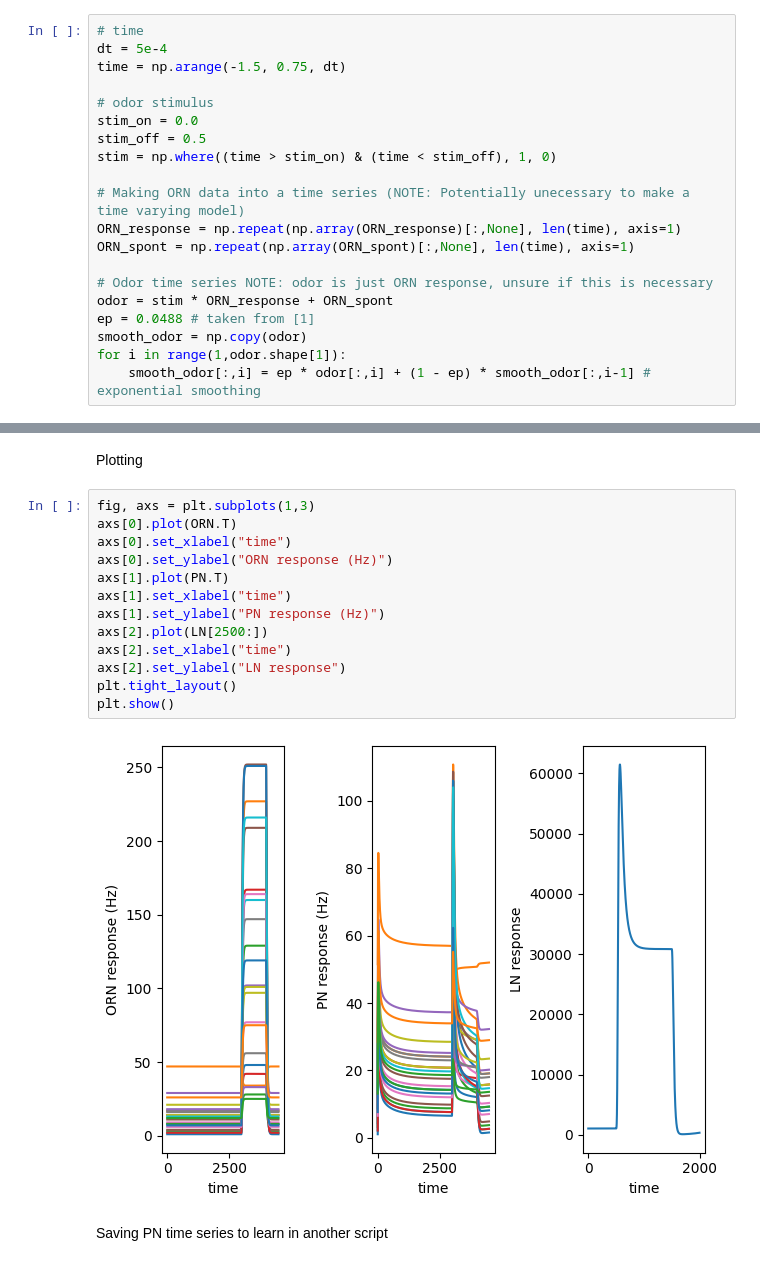
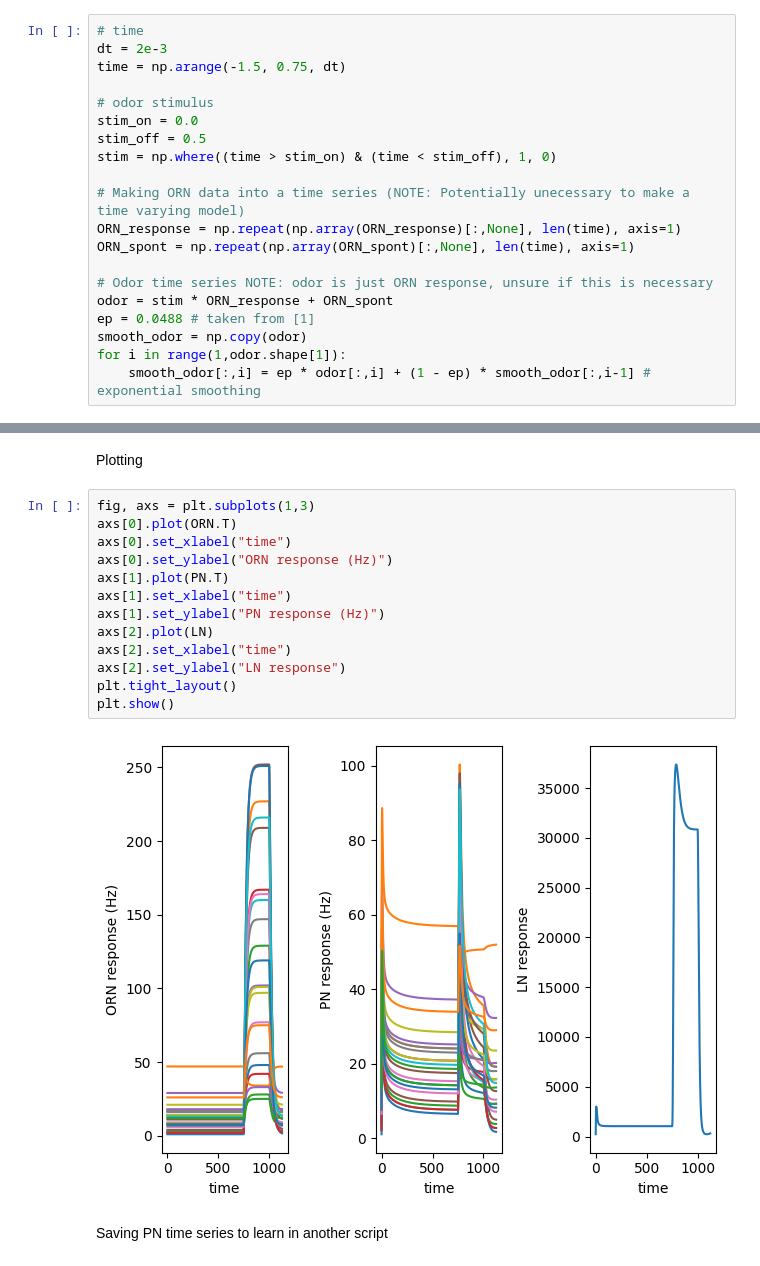
Before and after one commit to GrantMcConachie/olf_rate_model, a Jupyter notebook: rate_model_rewrite.ipynb, the cells around one changed output, grey strips where cells are left out. Saved outputs shown, nothing was run; the diff lists cells and outputs as text.

```diff
--- a/rate_model_rewrite.ipynb
+++ b/rate_model_rewrite.ipynb
@@ -26,7 +26,7 @@ ORN_spont.pop("dm3")
 Initializing the model
 # %%
 # time
-dt = 5e-4
+dt = 2e-3
 time = np.arange(-1.5, 0.75, dt)
 
 # odor stimulus
@@ -102,18 +102,18 @@ Plotting
 # %%
 fig, axs = plt.subplots(1,3)
 axs[0].plot(ORN.T)
 axs[0].set_xlabel("time")
 axs[0].set_ylabel("ORN response (Hz)")
 axs[1].plot(PN.T)
 axs[1].set_xlabel("time")
 axs[1].set_ylabel("PN response (Hz)")
-axs[2].plot(LN[2500:])
+axs[2].plot(LN)
 axs[2].set_xlabel("time")
 axs[2].set_ylabel("LN response")
 plt.tight_layout()
 plt.show()
 # %% [output]
-[figure, old version]
+[figure, new version]
 # %% [markdown]
 Saving PN time series to learn in another script
 # %%
```
Also changed, not shown: 3 other files.
